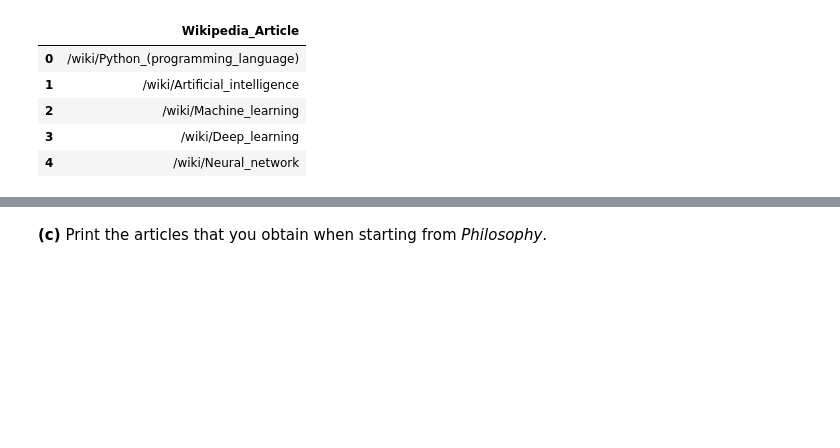
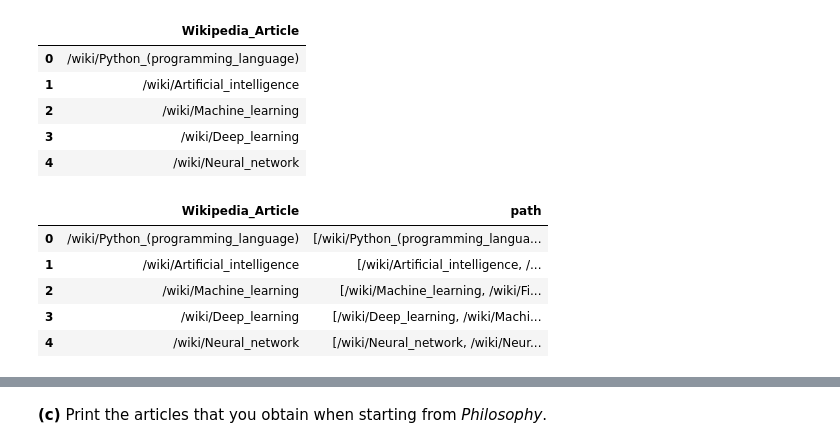
Before and after one commit to random-logic/sta141b-hw, a Jupyter notebook: 03-homework.ipynb, the cells around one changed output, grey strips where cells are left out. Saved outputs shown, nothing was run; the diff lists cells and outputs as text; code cells hidden in the pictures; blank space fills up the shorter version.

```diff
--- a/03-homework.ipynb
+++ b/03-homework.ipynb
@@ -348,6 +349,9 @@ def get_link(curr_page: str) -> str | None:
 
   return None
 # %%
+MAX_REQUESTS_PER_SECOND = 160
+
+
 def play(start, target="/wiki/Philosophy"):
   """Navigates from start Wikipedia page to target page using article links."""
   current = start
@@ -368,7 +372,7 @@ def play(start, target="/wiki/Philosophy"):
       return path
 
     current = next_link
-    time.sleep(0.1)
+    time.sleep(1 / MAX_REQUESTS_PER_SECOND)
 
   return path
 # %%
@@ -685,3 +689,14 @@ df.head()
 | 2 | /wiki/Machine_learning |
 | 3 | /wiki/Deep_learning |
 | 4 | /wiki/Neural_network |
+# %%
+df["path"] = df["Wikipedia_Article"].apply(play)
+# %%
+df.head()
+# %% [output]
+|  | Wikipedia_Article | path |
+| 0 | /wiki/Python_(programming_language) | [/wiki/Python_(programming_langua... |
+| 1 | /wiki/Artificial_intelligence | [/wiki/Artificial_intelligence, /... |
+| 2 | /wiki/Machine_learning | [/wiki/Machine_learning, /wiki/Fi... |
+| 3 | /wiki/Deep_learning | [/wiki/Deep_learning, /wiki/Machi... |
+| 4 | /wiki/Neural_network | [/wiki/Neural_network, /wiki/Neur... |
```
Also changed, not shown: parts of 3 cells of this notebook, 2 other files.
